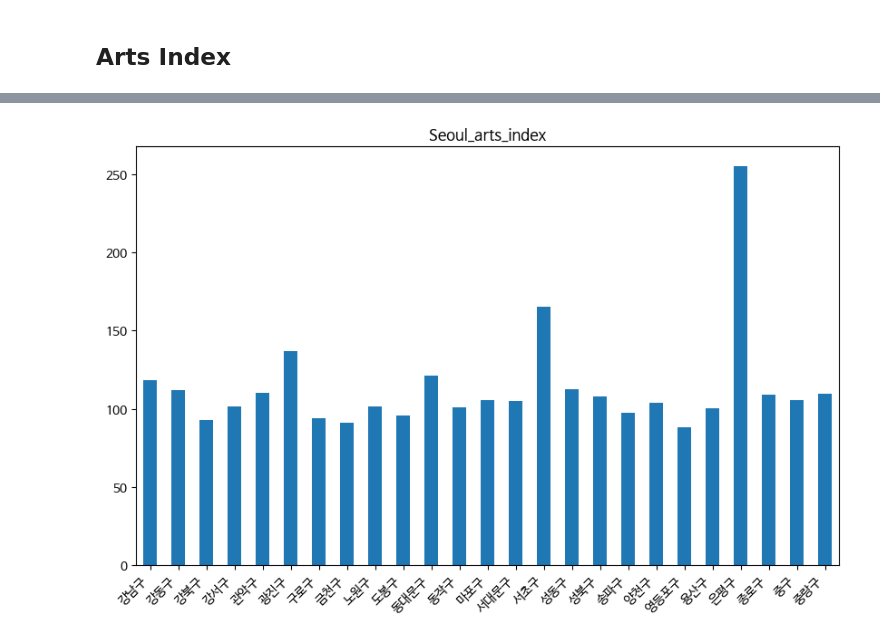
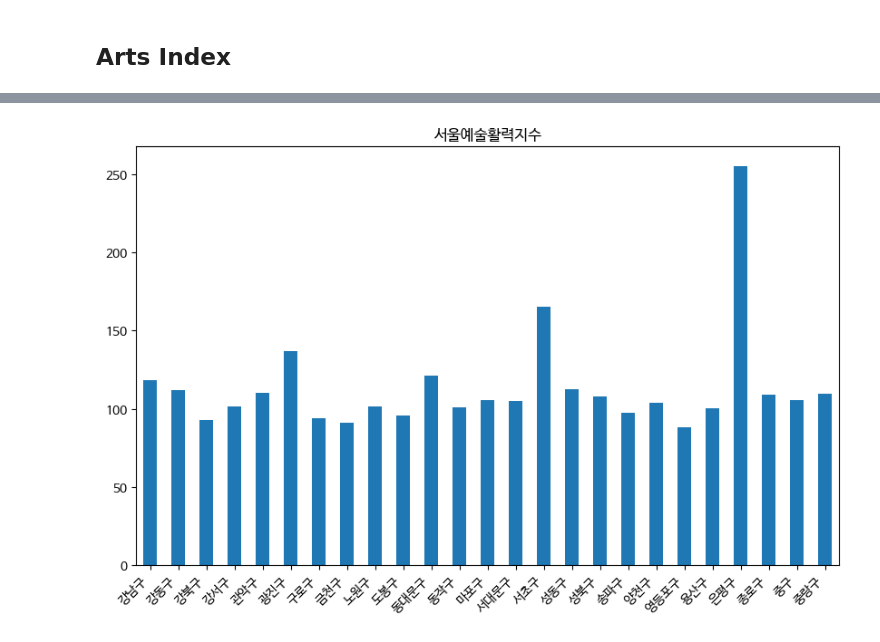
Before and after one commit to eunjuyummy/Arts_Pulse, a Jupyter notebook: data/seoul/the_final_index/Seoul_arts_index.ipynb, the cells around one changed output, grey strips where cells are left out. Cells and saved outputs as stored; diff of their text form; code cells hidden in the pictures.

```diff
--- a/data/seoul/the_final_index/Seoul_arts_index.ipynb
+++ b/data/seoul/the_final_index/Seoul_arts_index.ipynb
@@ -101,5 +103,6 @@ Name: arts_finance_index, dtype: float64
 # %% [markdown]
 ## 예술시설지수
 # %%
-arts_facilities_index['arts_facilities_index']
+Seoul_arts_index['예술시설지수'] = arts_facilities_index['arts_facilities_index']
+Seoul_arts_index
 # %% [output]
@@ -123,5 +126,6 @@ Name: arts_facilities_index, dtype: float64
 # %% [markdown]
 ## 예술향유지수
 # %%
-arts_enjoyment_index['arts_enjoyment_index']
+Seoul_arts_index['예술향유지수'] = arts_enjoyment_index['arts_enjoyment_index']
+Seoul_arts_index
 # %% [output]
@@ -145,5 +149,6 @@ Name: arts_enjoyment_index, dtype: float64
 # %% [markdown]
 ## 예술성과지수
 # %%
-arts_achievement_index['arts_achievement_index']
+Seoul_arts_index['예술성과지수'] = arts_achievement_index['arts_achievement_index']
+Seoul_arts_index
 # %% [output]
@@ -167,8 +172,8 @@ Name: arts_achievement_index, dtype: float64
 # %% [markdown]
 ## Arts Index
 # %%
-Seoul_arts_index['Seoul_arts_index'] = arts_creation_production_index['arts_creation_production_index'] + arts_finance_index['arts_finance_index'] + arts_facilities_index['arts_facilities_index'] + arts_enjoyment_index['arts_enjoyment_index'] + arts_achievement_index['arts_achievement_index']
-Seoul_arts_index['Seoul_arts_index'] = Seoul_arts_index['Seoul_arts_index']/5
-Seoul_arts_index['Seoul_arts_index'] = Seoul_arts_index['Seoul_arts_index'].round(2)
+Seoul_arts_index['서울예술활력지수'] = arts_creation_production_index['arts_creation_production_index'] + arts_finance_index['arts_finance_index'] + arts_facilities_index['arts_facilities_index'] + arts_enjoyment_index['arts_enjoyment_index'] + arts_achievement_index['arts_achievement_index']
+Seoul_arts_index['서울예술활력지수'] = Seoul_arts_index['서울예술활력지수']/5
+Seoul_arts_index['서울예술활력지수'] = Seoul_arts_index['서울예술활력지수'].round(2)
 Seoul_arts_index
 # %% [output]
@@ -205,21 +210,21 @@ summary
 # %%
 import matplotlib.pyplot as plt
 
 # 폰트 설정
 plt.rcParams['font.family'] = 'NanumBarunGothic'
 
 # 새로운 figure 생성 및 크기 설정
 plt.figure(figsize=(10, 6))  # 가로크기 10, 세로크기 6
 
-Seoul_arts_index['Seoul_arts_index'].plot(kind='bar')
-plt.title('Seoul_arts_index')
+Seoul_arts_index['서울예술활력지수'].plot(kind='bar')
+plt.title('서울예술활력지수')
 
 # x축에 구별 이름 추가
 districts = ['강남구', '강동구', '강북구', '강서구', '관악구', '광진구', '구로구', '금천구', '노원구', '도봉구', '동대문구', '동작구', '마포구', '서대문구', '서초구', '성동구', '성북구', '송파구', '양천구', '영등포구', '용산구', '은평구', '종로구', '중구', '중랑구']
 plt.xticks(range(len(districts)), districts, rotation=45, ha='right')
 
 plt.show()
 # %% [output]
-[figure, old version]
+[figure, new version]
 # %%
 Seoul_arts_index.to_csv('Seoul_arts_index.csv', encoding='utf-8-sig', index=False)
```
Also changed, not shown: parts of 8 cells of this notebook, 1 other file.
